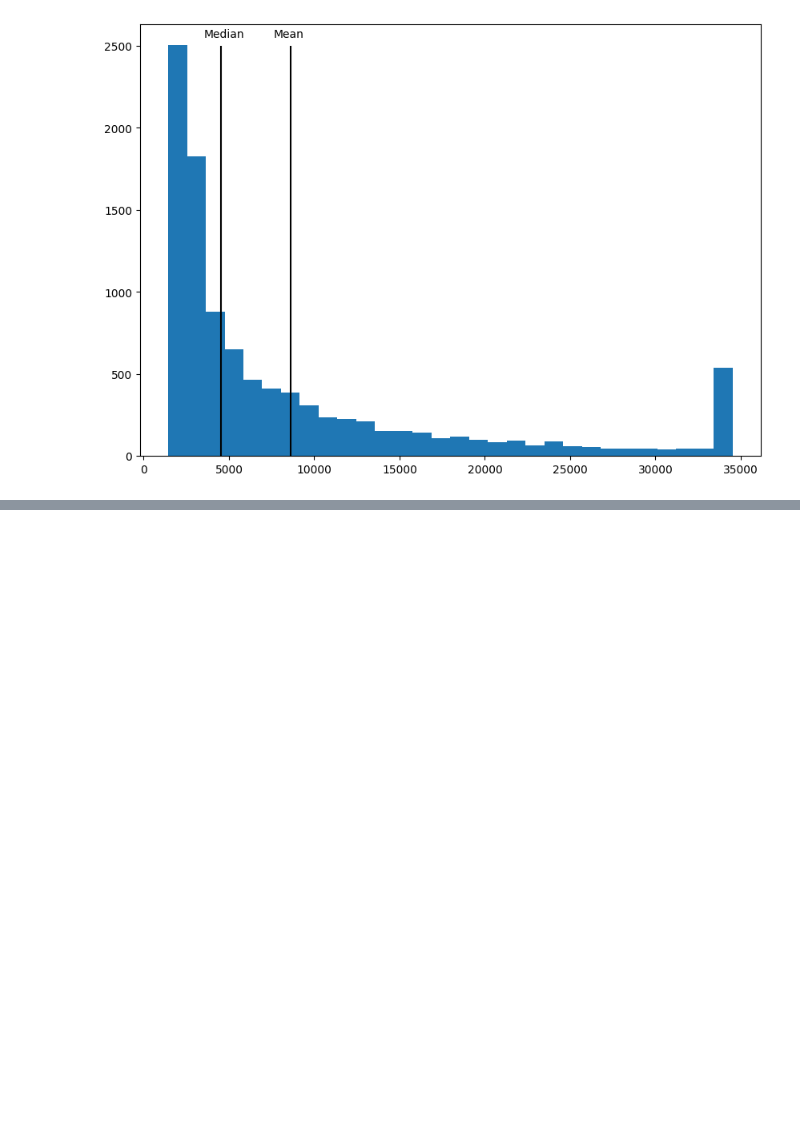
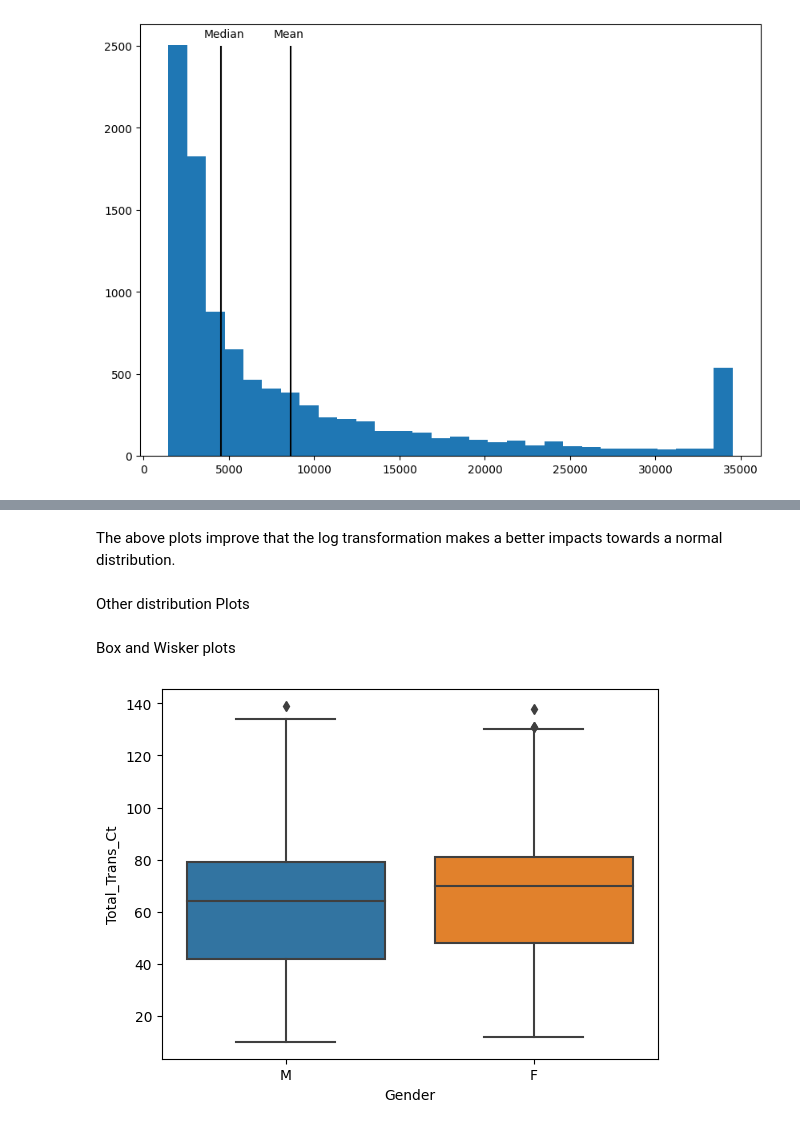
Before and after one commit to AlaaHmd/practical-python-for-data-professionals-4358485, a Jupyter notebook: data/Dirty Data.ipynb, the cells around one changed output, grey strips where cells are left out. Cells and saved outputs as stored; diff of their text form; code cells hidden in the pictures; blank space fills up the shorter version.

```diff
--- a/data/Dirty Data.ipynb
+++ b/data/Dirty Data.ipynb
@@ -401,0 +468,11 @@ Text(3549.0, 2550, 'Median')
+# %% [markdown]
+The above plots improve that the log transformation makes a better impacts towards a normal distribution.
+# %% [markdown]
+Other distribution Plots
+# %% [markdown]
+Box and Wisker plots
+# %%
+# The box plot helps to easily oidentify the median, quartiles and outliers
+sn.boxplot(x = dataset["Gender"] , y= dataset["Total_Trans_Ct"]);
+# %% [output]
+[figure, added]
```
Also changed, not shown: parts of 16 cells of this notebook.
